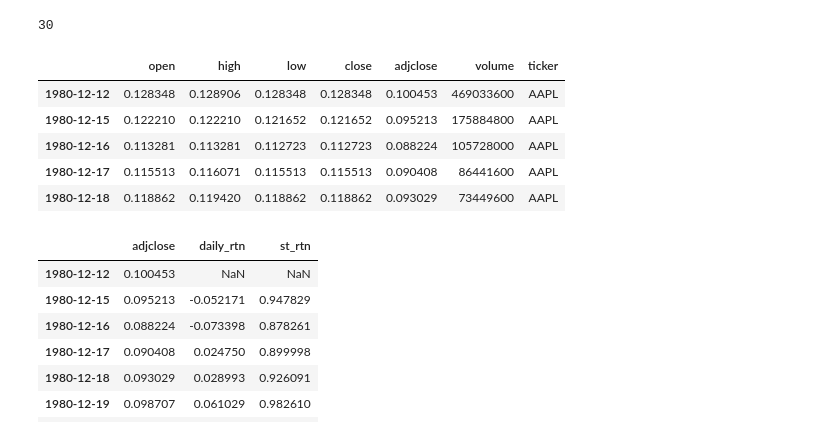
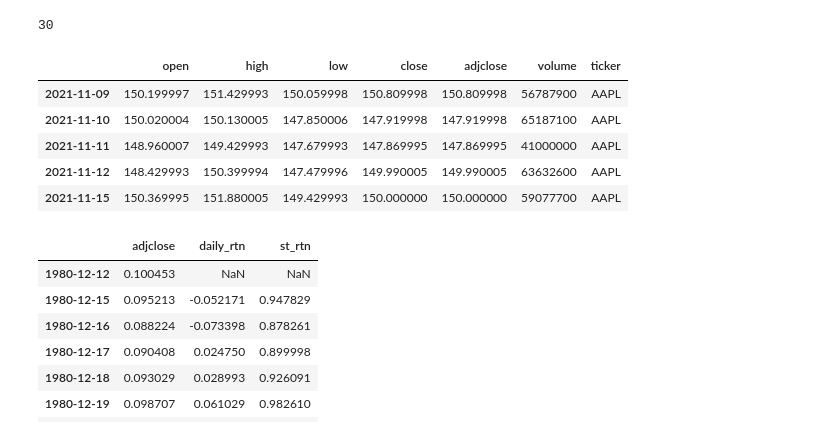
Before and after one commit to GIMINSU/DataAnalysis, a Jupyter notebook: financedatareader.ipynb, the cells around one changed output. Saved outputs shown, nothing was run; the diff lists cells and outputs as text; code cells hidden in the pictures.

```diff
--- a/financedatareader.ipynb
+++ b/financedatareader.ipynb
@@ -19,14 +19,14 @@ len(dow_list)
 30
 # %%
 df = si.get_data(dow_list[0])
-df.head()
+df.tail()
 # %% [output]
 |  | open | high | low | close | adjclose | volume | ticker |
-| 1980-12-12 | 0.128348 | 0.128906 | 0.128348 | 0.128348 | 0.100453 | 469033600 | AAPL |
-| 1980-12-15 | 0.122210 | 0.122210 | 0.121652 | 0.121652 | 0.095213 | 175884800 | AAPL |
-| 1980-12-16 | 0.113281 | 0.113281 | 0.112723 | 0.112723 | 0.088224 | 105728000 | AAPL |
-| 1980-12-17 | 0.115513 | 0.116071 | 0.115513 | 0.115513 | 0.090408 | 86441600 | AAPL |
-| 1980-12-18 | 0.118862 | 0.119420 | 0.118862 | 0.118862 | 0.093029 | 73449600 | AAPL |
+| 2021-11-09 | 150.199997 | 151.429993 | 150.059998 | 150.809998 | 150.809998 | 56787900 | AAPL |
+| 2021-11-10 | 150.020004 | 150.130005 | 147.850006 | 147.919998 | 147.919998 | 65187100 | AAPL |
+| 2021-11-11 | 148.960007 | 149.429993 | 147.679993 | 147.869995 | 147.869995 | 41000000 | AAPL |
+| 2021-11-12 | 148.429993 | 150.399994 | 147.479996 | 149.990005 | 149.990005 | 63632600 | AAPL |
+| 2021-11-15 | 150.369995 | 151.880005 | 149.429993 | 150.000000 | 150.000000 | 59077700 | AAPL |
 # %%
 price_df = df.loc[:, ['adjclose']].copy()
 # %%
```
